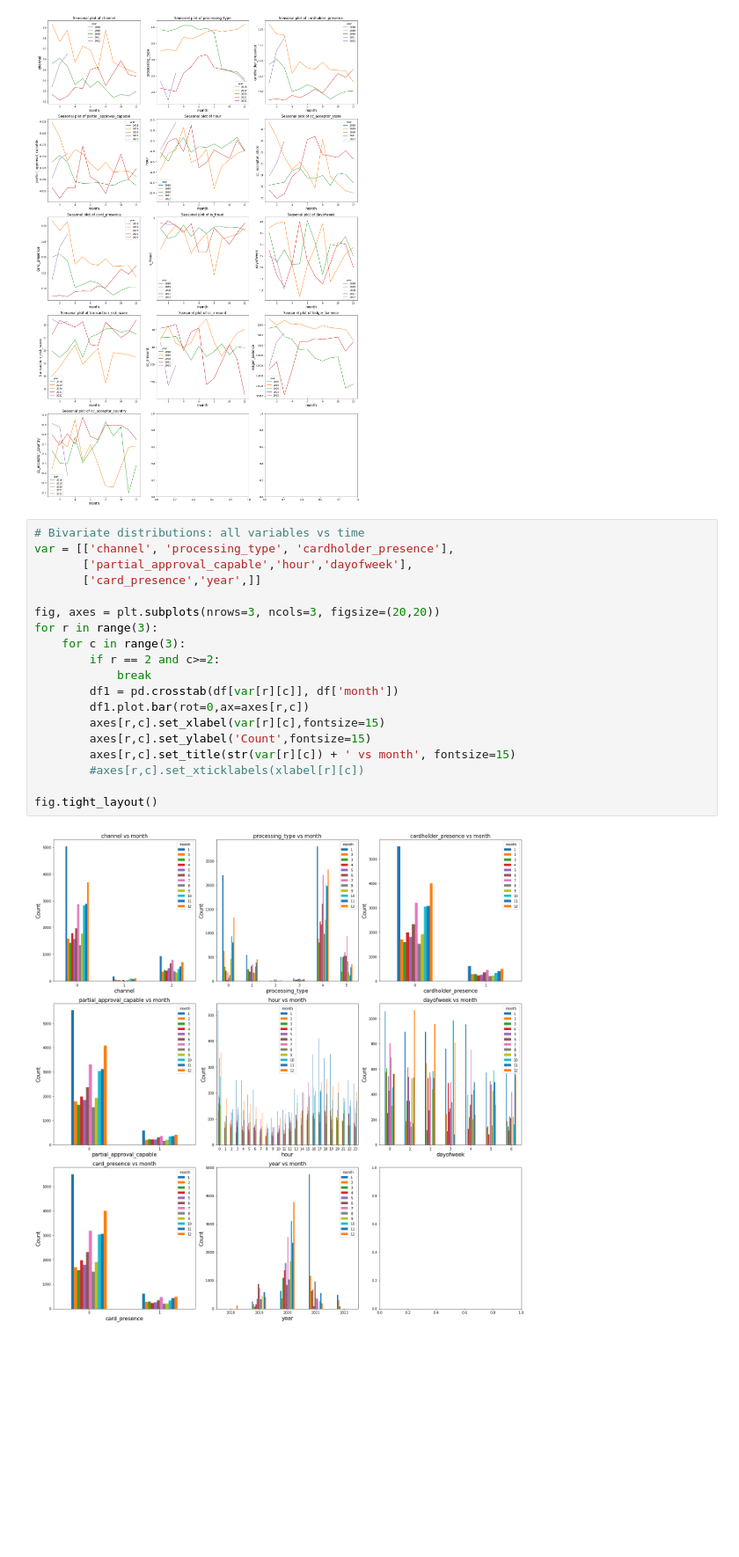
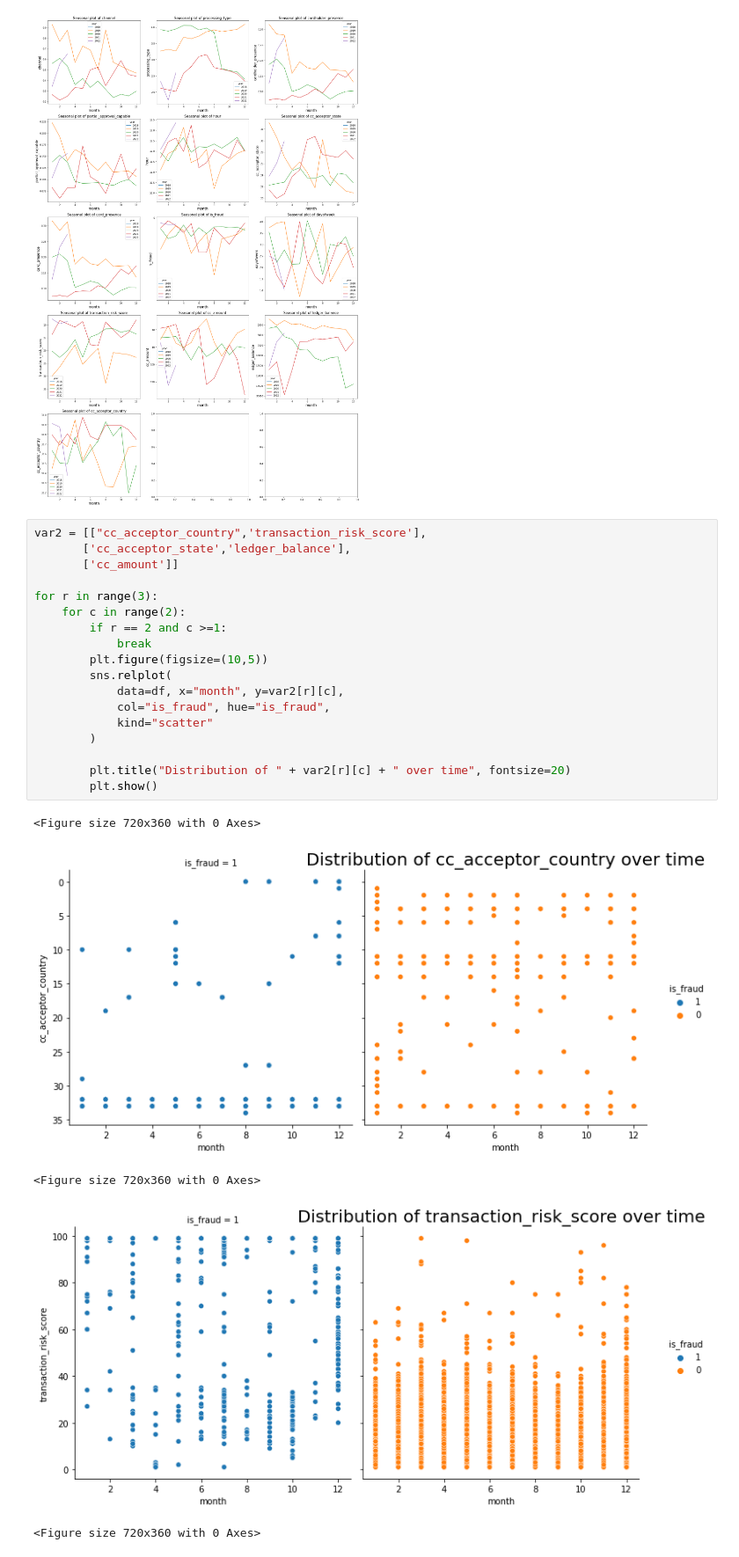
Before and after one commit to hungyichang19980105/Payability-project, a Jupyter notebook: Payability/EDA.ipynb, the cells around one changed output. Shown at 88% size. Drawn from its saved outputs; the diff is of its cells as text; blank space fills up the shorter version.

```diff
--- a/Payability/EDA.ipynb
+++ b/Payability/EDA.ipynb
@@ -309,24 +309,27 @@ for r in range(5):
 fig.tight_layout()
 # %% [output]
 [figure]
-# %%
-# Bivariate distributions: all variables vs time
-var = [['channel', 'processing_type', 'cardholder_presence'],
-       ['partial_approval_capable','hour','dayofweek'],
-       ['card_presence','year',]]
-
-fig, axes = plt.subplots(nrows=3, ncols=3, figsize=(20,20))
-for r in range(3):
-    for c in range(3):
-        if r == 2 and c>=2:
-            break
-        df1 = pd.crosstab(df[var[r][c]], df['month'])
-        df1.plot.bar(rot=0,ax=axes[r,c])
-        axes[r,c].set_xlabel(var[r][c],fontsize=15)
-        axes[r,c].set_ylabel('Count',fontsize=15)
-        axes[r,c].set_title(str(var[r][c]) + ' vs month', fontsize=15)
-        #axes[r,c].set_xticklabels(xlabel[r][c])
-
-fig.tight_layout()
-# %% [output]
-[figure, removed]
+# %%
+var2 = [["cc_acceptor_country",'transaction_risk_score'],
+       ['cc_acceptor_state','ledger_balance'],
+       ['cc_amount']]
+
+for r in range(3):
+    for c in range(2):
+        if r == 2 and c >=1:
+            break
+        plt.figure(figsize=(10,5))
+        sns.relplot(
+            data=df, x="month", y=var2[r][c],
+            col="is_fraud", hue="is_fraud",
+            kind="scatter"
+        )
+
+        plt.title("Distribution of " + var2[r][c] + " over time", fontsize=20)
+        plt.show()
+# %% [output]
+<Figure size 720x360 with 0 Axes>
+[figure, added]
+<Figure size 720x360 with 0 Axes>
+[figure, added]
+<Figure size 720x360 with 0 Axes>
```
Also changed, not shown: parts of 1 cell of this notebook.
